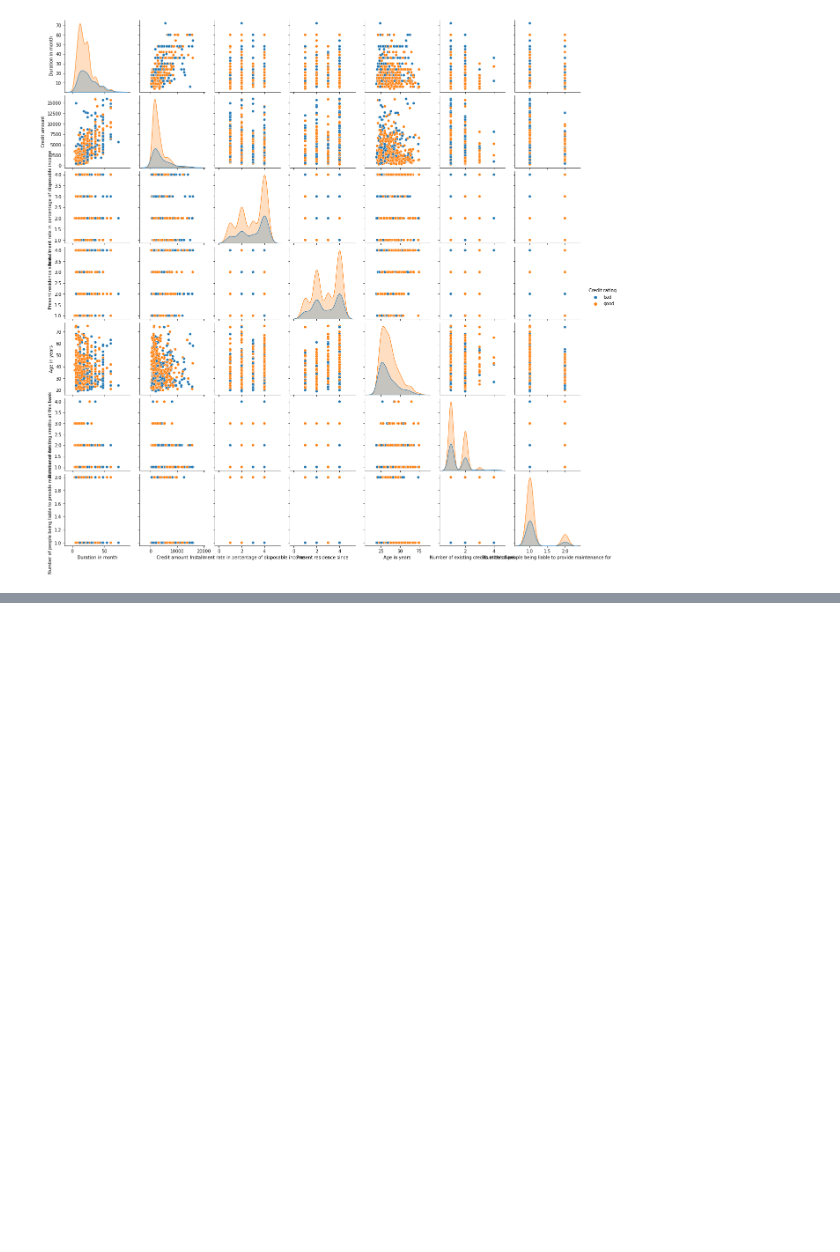
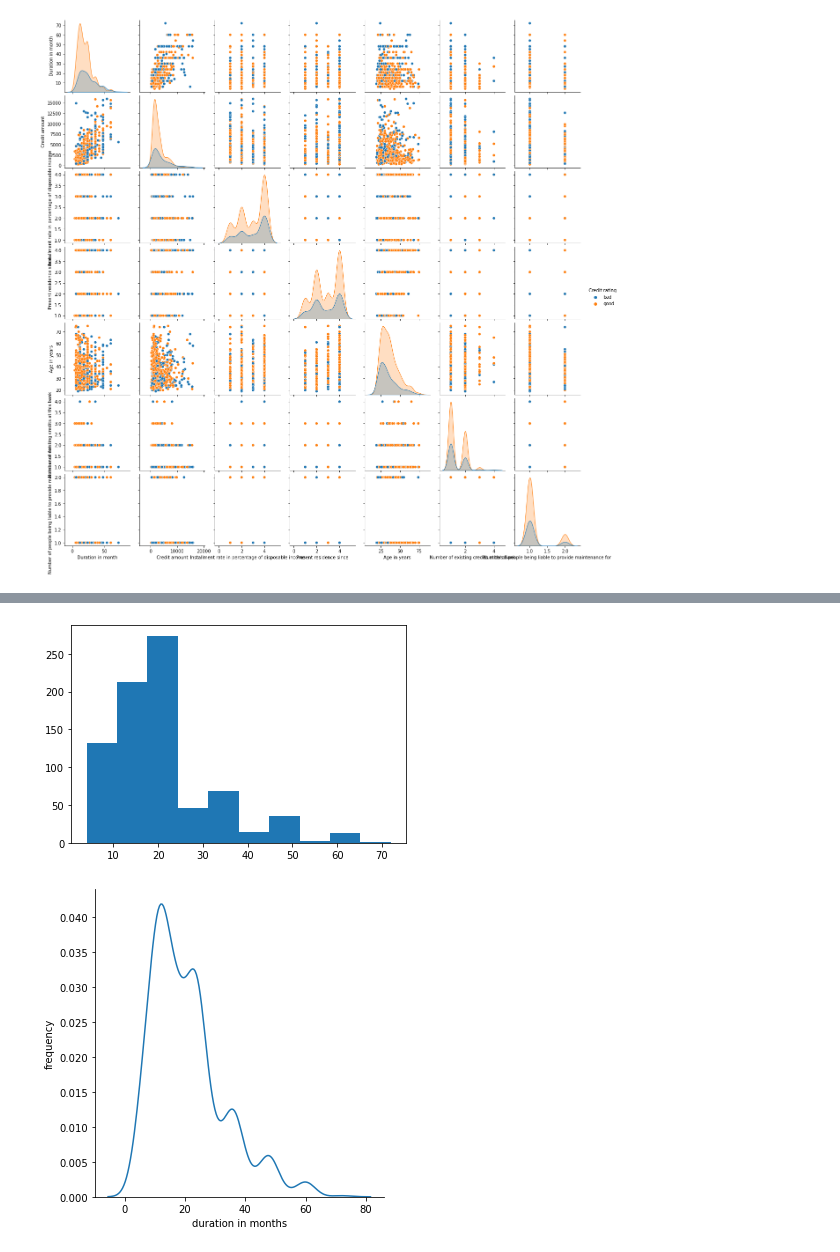
Before and after one commit to dennismgoetz/HoML-Credit-Data, a Jupyter notebook: Data Understanding.ipynb, the cells around one changed output, grey strips where cells are left out. Cells and saved outputs as stored; diff of their text form; code cells hidden in the pictures; blank space fills up the shorter version.

```diff
--- a/Data Understanding.ipynb
+++ b/Data Understanding.ipynb
@@ -621,0 +610,11 @@ critical value is: 5.991464547107979
+# %%
+# Explore Feature "Duration in month"
+fig, ax = plt.subplots()
+ax.hist(data_encoded.iloc[:, 1])
+sns.displot(data_encoded.iloc[:, 1], kind = 'kde')
+plt.xlabel('duration in months')
+plt.ylabel('frequency')
+plt.show()
+# %% [output]
+[figure, added]
+[figure, added]
```
Also changed, not shown: parts of 41 cells of this notebook, 1 other file.
